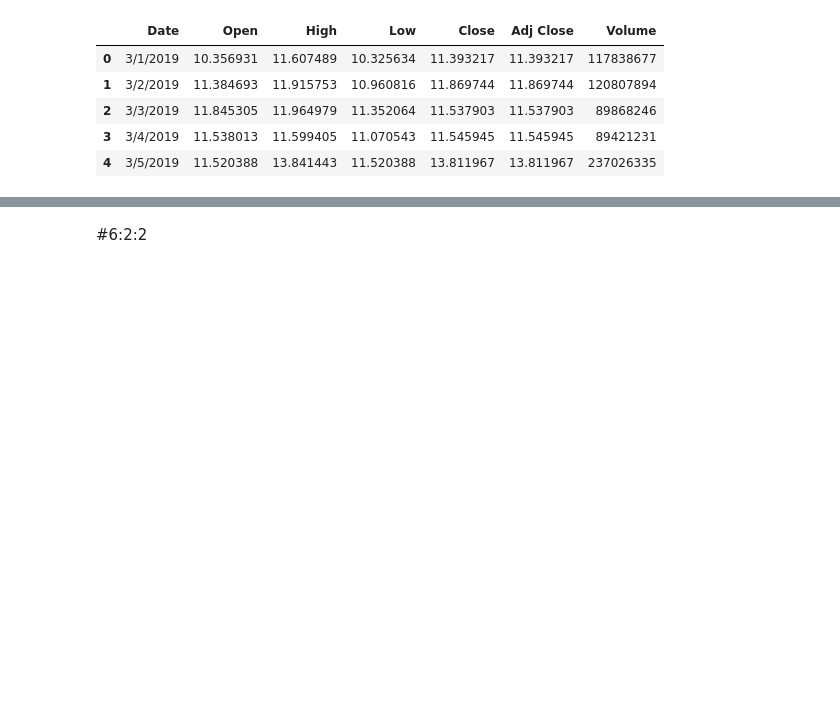
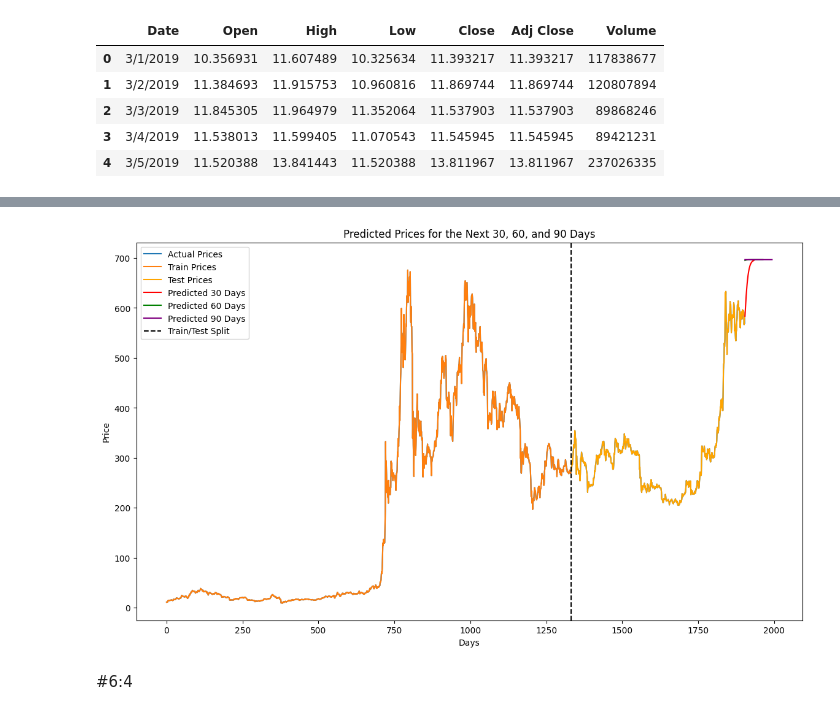
Before and after one commit to DuongTrucUyen/IS403.O21.HTCL_Nhom11, a Jupyter notebook: 3.4.GRU/GRU_BNB.ipynb, the cells around one changed output, grey strips where cells are left out. Cells and saved outputs as stored; diff of their text form; code cells hidden in the pictures; blank space fills up the shorter version.

```diff
--- a/3.4.GRU/GRU_BNB.ipynb
+++ b/3.4.GRU/GRU_BNB.ipynb
@@ -217,12 +204,14 @@ prices = data['Close'].values.reshape(-1, 1)
 scaler = MinMaxScaler(feature_range=(0, 1))
 scaled_prices = scaler.fit_transform(prices)
 
-# Phân chia dữ liệu theo tỉ lệ 7:2:1
+# Phân chia dữ liệu theo tỉ lệ 7:3
 train_size = int(len(scaled_prices) * 0.7)
-test_size = int(len(scaled_prices) * 0.2)
-val_size = len(scaled_prices) - train_size - test_size
+test_size = int(len(scaled_prices) * 0.3)
 
-train, test, val = scaled_prices[0:train_size], scaled_prices[train_size:train_size+test_size], scaled_prices[train_size+test_size:]
+train, test = scaled_prices[0:train_size], scaled_prices[train_size:train_size+test_size]
+
+print(f'train:{train_size}')
+print(f'test:{test_size}')
 
 # Hàm tạo các tập dữ liệu theo định dạng thích hợp cho mô hình GRU
 def create_dataset(dataset, look_back=1):
@@ -236,9 +225,7 @@ def create_dataset(dataset, look_back=1):
 look_back = 60
 X_train, y_train = create_dataset(train, look_back)
 X_test, y_test = create_dataset(test, look_back)
-X_val, y_val = create_dataset(val, look_back)
 
 # Định dạng lại dữ liệu đầu vào cho mô hình GRU [samples, time steps, features]
 X_train = np.reshape(X_train, (X_train.shape[0], X_train.shape[1], 1))
 X_test = np.reshape(X_test, (X_test.shape[0], X_test.shape[1], 1))
-X_val = np.reshape(X_val, (X_val.shape[0], X_val.shape[1], 1))
@@ -251,6 +241,6 @@ model.add(Dense(1))
 model.compile(loss='mean_squared_error', optimizer='adam')
 
 # Huấn luyện mô hình
-model.fit(X_train, y_train, epochs=50, batch_size=1, validation_data=(X_val, y_val), verbose=2)
+model.fit(X_train, y_train, epochs=50, batch_size=1, verbose=2)
 # %% [output]
 Epoch 1/50
@@ -394,5 +348,25 @@ plt.show()
+# %%
+# Tính toán các ngày dự đoán
+predict_days = [i for i in range(1, 91)]
+
+# Vẽ biểu đồ gộp giá dự đoán 30, 60, và 90 ngày cùng với train và test
+plt.figure(figsize=(14, 8))
+plt.plot(range(len(prices)), prices, label='Actual Prices')
+plt.plot(range(len(train)), scaler.inverse_transform(train), label='Train Prices')
+plt.plot(range(len(train), len(train) + len(test)), scaler.inverse_transform(test), label='Test Prices', color='orange')
+plt.plot(range(len(prices), len(prices) + 30), next_30_days_actual.flatten(), label='Predicted 30 Days', color='red')
+plt.plot(range(len(prices), len(prices) + 60), next_60_days_actual.flatten(), label='Predicted 60 Days', color='green')
+plt.plot(range(len(prices), len(prices) + 90), next_90_days_actual.flatten(), label='Predicted 90 Days', color='purple')
+plt.axvline(x=len(train), color='black', linestyle='--', label='Train/Test Split')
+plt.xlabel('Days')
+plt.ylabel('Price')
+plt.title('Predicted Prices for the Next 30, 60, and 90 Days')
+plt.legend()
+plt.show()
+# %% [output]
+[figure, added]
 # %% [markdown]
-#6:2:2
+#6:4
 # %%
 # Chỉ lấy cột giá đóng cửa
 prices = data['Close'].values.reshape(-1, 1)
```
Also changed, not shown: parts of 19 cells of this notebook.
